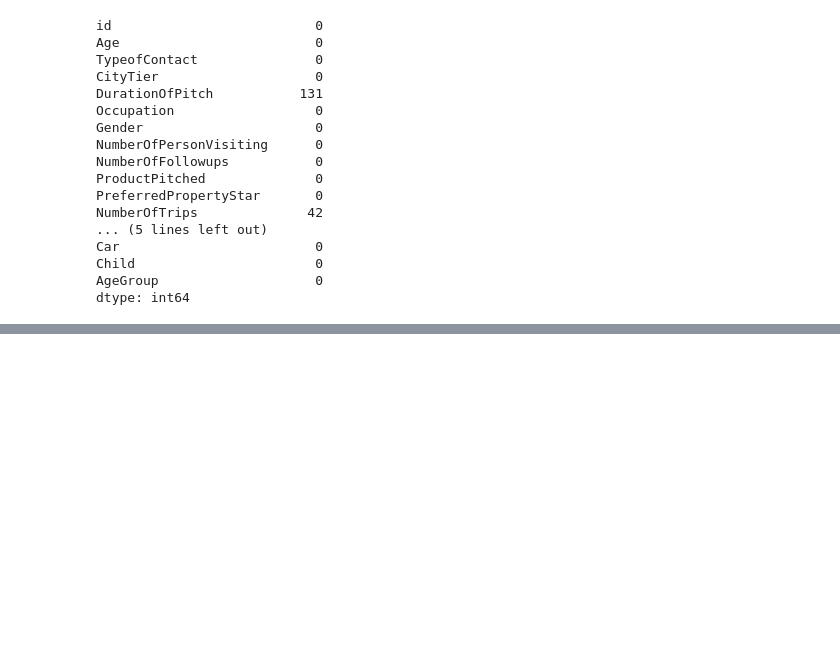
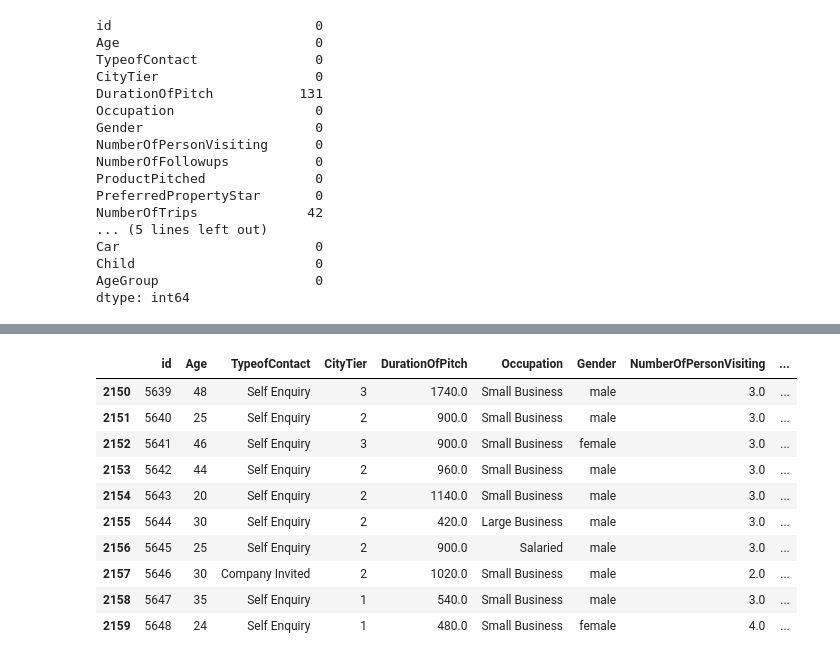
Before and after one commit to RickHub0115/SIGNATE-Summer-Cup-2024, a Jupyter notebook: scr/null/null_2_income.ipynb, the cells around one changed output, grey strips where cells are left out. Saved outputs shown, nothing was run; the diff lists cells and outputs as text; code cells hidden in the pictures; blank space fills up the shorter version.

```diff
--- a/scr/null/null_2_income.ipynb
+++ b/scr/null/null_2_income.ipynb
@@ -67,0 +263,14 @@ array(['40s', '30s', '20s', '50s', '10s', '60s'], dtype=object)
+# %%
+df_test[2150:2160]
+# %% [output]
+|  | id | Age | TypeofContact | CityTier | DurationOfPitch | Occupation | Gender | NumberOfPersonVisiting | ... |
+| 2150 | 5639 | 48 | Self Enquiry | 3 | 1740.0 | Small Business | male | 3.0 | ... |
+| 2151 | 5640 | 25 | Self Enquiry | 2 | 900.0 | Small Business | male | 3.0 | ... |
+| 2152 | 5641 | 46 | Self Enquiry | 3 | 900.0 | Small Business | female | 3.0 | ... |
+| 2153 | 5642 | 44 | Self Enquiry | 2 | 960.0 | Small Business | male | 3.0 | ... |
+| 2154 | 5643 | 20 | Self Enquiry | 2 | 1140.0 | Small Business | male | 3.0 | ... |
+| 2155 | 5644 | 30 | Self Enquiry | 2 | 420.0 | Large Business | male | 3.0 | ... |
+| 2156 | 5645 | 25 | Self Enquiry | 2 | 900.0 | Salaried | male | 3.0 | ... |
+| 2157 | 5646 | 30 | Company Invited | 2 | 1020.0 | Small Business | male | 2.0 | ... |
+| 2158 | 5647 | 35 | Self Enquiry | 1 | 540.0 | Small Business | male | 3.0 | ... |
+| 2159 | 5648 | 24 | Self Enquiry | 1 | 480.0 | Small Business | female | 4.0 | ... |
```
Also changed, not shown: parts of 19 cells of this notebook, 10 other files.
